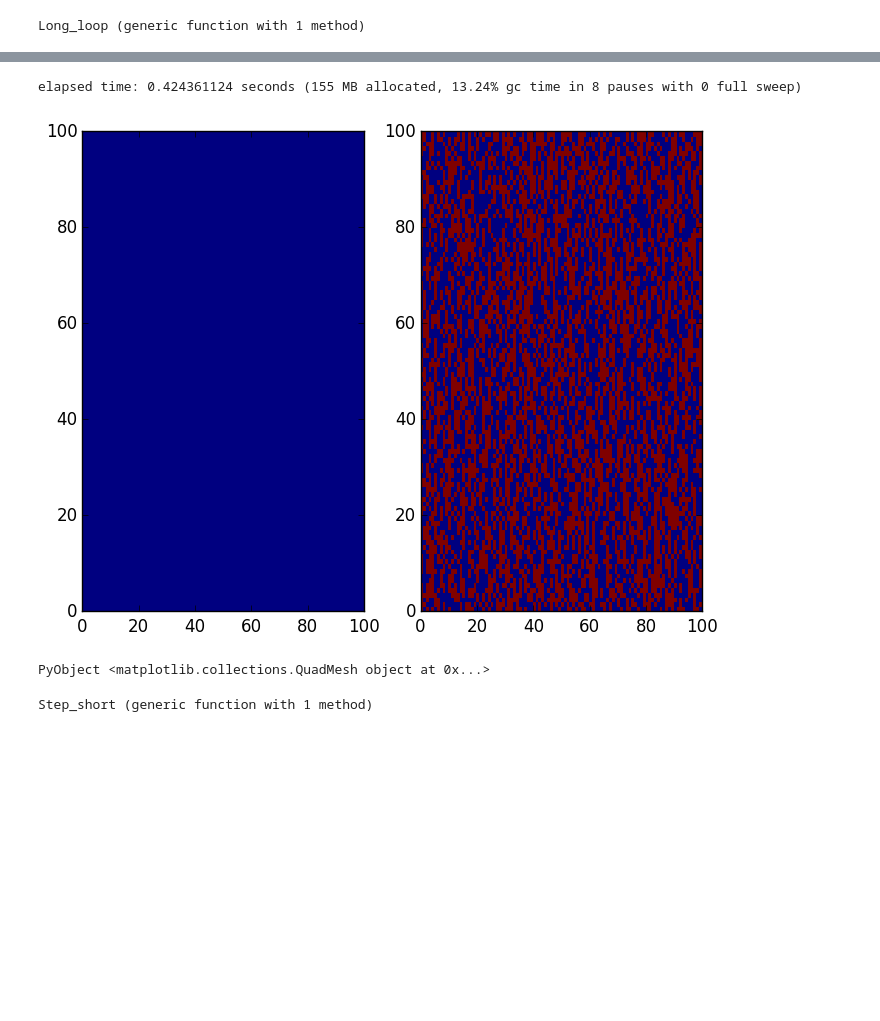
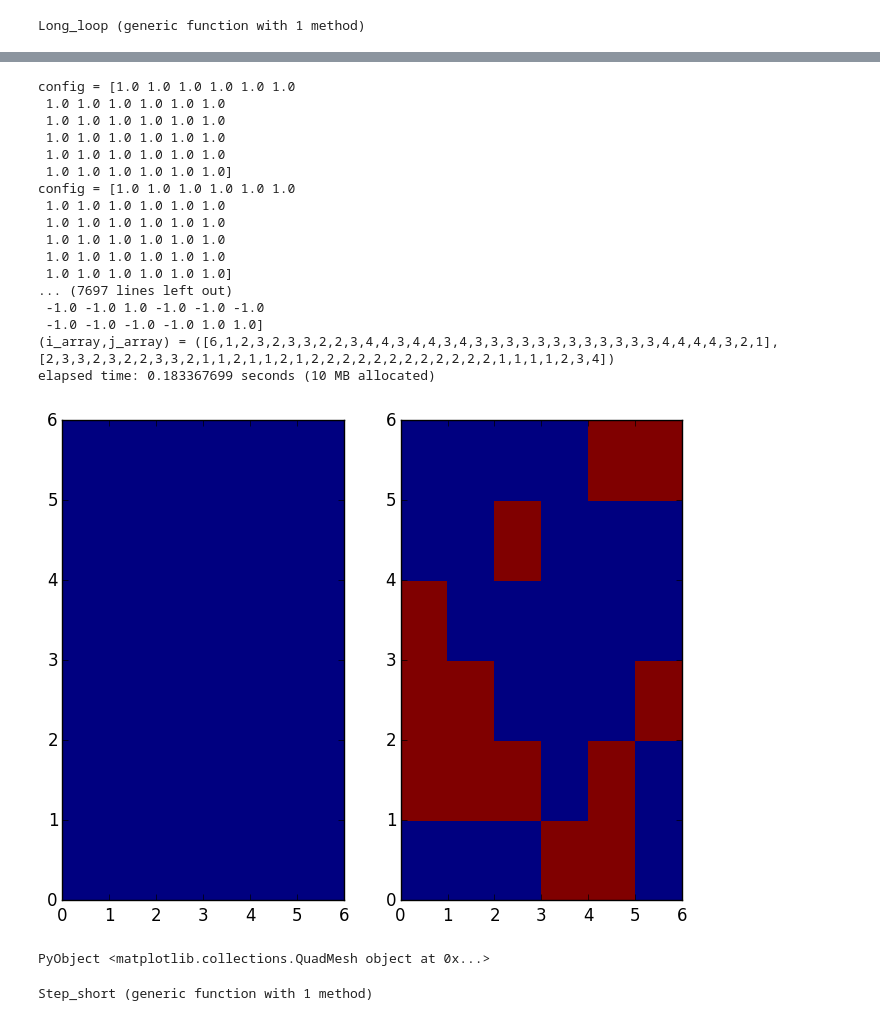
Before and after one commit to luisaleman/Hielo, a Jupyter notebook: Flechas.ipynb, the cells around one changed output, grey strips where cells are left out. Saved outputs shown, nothing was run; the diff lists cells and outputs as text; code cells hidden in the pictures; blank space fills up the shorter version.

```diff
--- a/Flechas.ipynb
+++ b/Flechas.ipynb
@@ -36,27 +55,36 @@ Initialize (generic function with 1 method)
 # %%
 function Step(i,j,config)
     L=length(config[1,:])
-    #se escoge el paso a dar en i y j
+    #el signo es si va hacia arriba o abajo
+    sign=config[i,j]
+    #se escoge el paso a dar en i y j, son 3 opciones para el antisimétrico, y 2 para el simétrico
     r=rand()
-    i_step=ceil(1-3*(r)/2)
-    j_step=ceil(3*(r)/2-1/2)
-    if config[i,j]>0
-        if mod(i,2)==mod(j,2)
+    i_step=sign*ceil(1-3*(r)/2)
+    j_step=sign*ceil(3*(r)/2-1/2)
+    i_step_sym=sign*round(r)
+    j_step_sym=sign*round(r)
+
+    #hay dos tipos de casillas las que están en i,j pares o impares, y las que están en par-impar
+    if mod(i,2)==mod(j,2)
+        #checo si va a un arreglo simétrico (5) ó (6), y las opciones se reducen a 2
+        if config[mod1(i-sign,L),j]==-config[i,mod1(j-sign,L)]
+            i_new=mod1(i-i_step_sym,L)
+            j_new=mod1(j-j_step_sym,L)
+        else
             i_new=mod1(i-i_step,L)
             j_new=mod1(j-j_step,L)
+        end
+    else
+        #checo si va a un arreglo simétrico (5) ó (6), y las opciones se me reducen a 2
+        if config[mod1(i-sign,L),j]==-config[i,mod1(j+sign,L)]
+            i_new=mod1(i-i_step_sym,L)
+            j_new=mod1(j+j_step_sym,L)
         else
             i_new=mod1(i-i_step,L)
             j_new=mod1(j+j_step,L)
         end
-    else
-        if mod(i,2)==mod(j,2)
-            i_new=mod1(i+i_step,L)
-            j_new=mod1(j+j_step,L)
-        else
-            i_new=mod1(i+i_step,L)
-            j_new=mod1(j-j_step,L)
-        end
     end
+
     #se cambia la dirección de la nueva flecha si es necesario
     if i_step==0
         config[i_new,j_new]=-config[i,j]
@@ -79,6 +107,7 @@ function Long_loop(config)
     j_array=[j]
     #Se escoge la dirección del inicial
     config,red_bool=Initialize(i,j,config,red_bool)
+    @show config
     #Se inicia la creación del loop
     t=1
     t_limit=L*L
@@ -87,12 +116,14 @@ function Long_loop(config)
         i_new,j_new,config=Step(i_array[t],j_array[t],config)
         push!(i_array,i_new)
         push!(j_array,j_new)
+        @show config
         #si ya se llegó a la zona de retorno, se termina el loop
         if red_bool[i_new,j_new]==false
             t=t_limit
         end
         t+=1
     end
+    @show i_array,j_array
     return config
 end
 # %% [output]
@@ -100,20 +157,36 @@ Long_loop (generic function with 1 method)
 # %%
-original=Config(100)
+original=Config(5)
 new=copy(original)
-@time for t in 1:60
+@time for t in 1:50
     meanwhile=Long_loop(new)
     new=meanwhile
 end
 figure(figsize=[8,6])
 subplot(1,2,1)
 #figure(figsize=[3,3])
 pcolormesh(original)
 
 subplot(1,2,2)
 pcolormesh(new)
 # %% [output]
-elapsed time: 0.424361124 seconds (155 MB allocated, 13.24% gc time in 8 pauses with 0 full sweep)
+config = [1.0 1.0 1.0 1.0 1.0 1.0
+ 1.0 1.0 1.0 1.0 1.0 1.0
+ 1.0 1.0 1.0 1.0 1.0 1.0
+ 1.0 1.0 1.0 1.0 1.0 1.0
+ 1.0 1.0 1.0 1.0 1.0 1.0
+ 1.0 1.0 1.0 1.0 1.0 1.0]
+config = [1.0 1.0 1.0 1.0 1.0 1.0
+ 1.0 1.0 1.0 1.0 1.0 1.0
+ 1.0 1.0 1.0 1.0 1.0 1.0
+ 1.0 1.0 1.0 1.0 1.0 1.0
+ 1.0 1.0 1.0 1.0 1.0 1.0
+ 1.0 1.0 1.0 1.0 1.0 1.0]
+... (7697 lines left out)
+ -1.0 -1.0 1.0 -1.0 -1.0 -1.0
+ -1.0 -1.0 -1.0 -1.0 1.0 1.0]
+(i_array,j_array) = ([6,1,2,3,2,3,3,2,2,3,4,4,3,4,4,3,4,3,3,3,3,3,3,3,3,3,3,3,3,4,4,4,4,3,2,1],[2,3,3,2,3,2,2,3,3,2,1,1,2,1,1,2,1,2,2,2,2,2,2,2,2,2,2,2,2,1,1,1,1,2,3,4])
+elapsed time: 0.183367699 seconds (10 MB allocated)
-[figure, old version]
+[figure, new version]
 PyObject <matplotlib.collections.QuadMesh object at 0x...>
 # %%
 function Step_short(i,j,config,red_bool)
```
Also changed, not shown: parts of 10 cells of this notebook.
